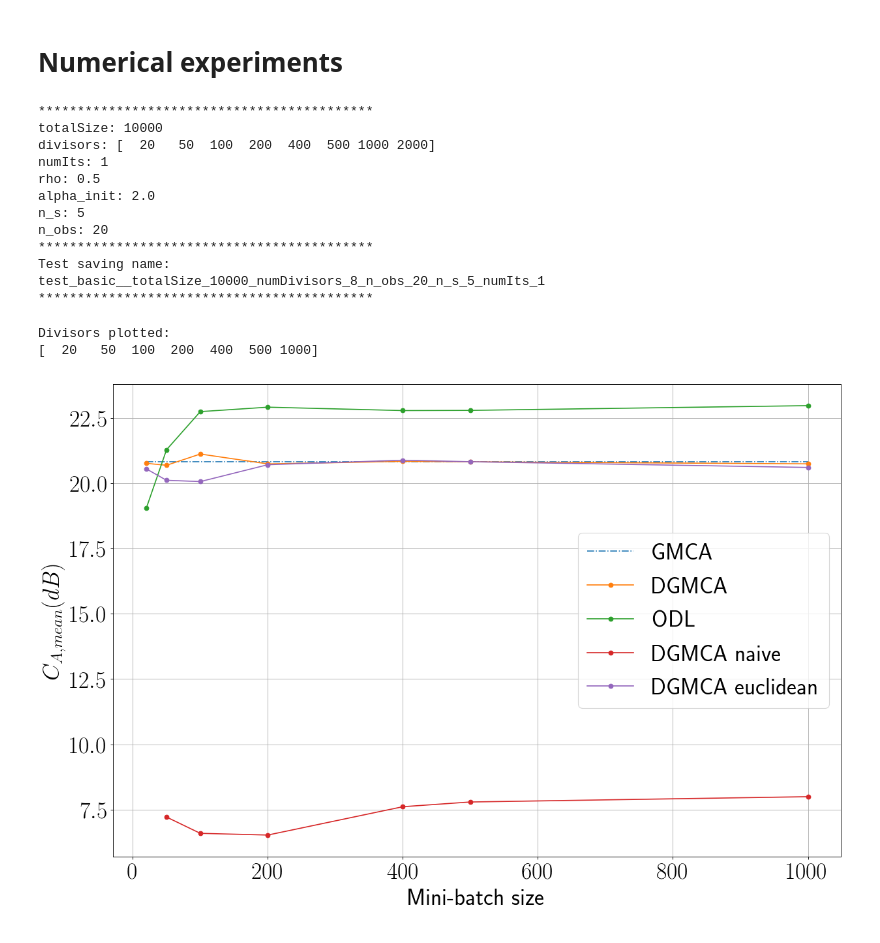
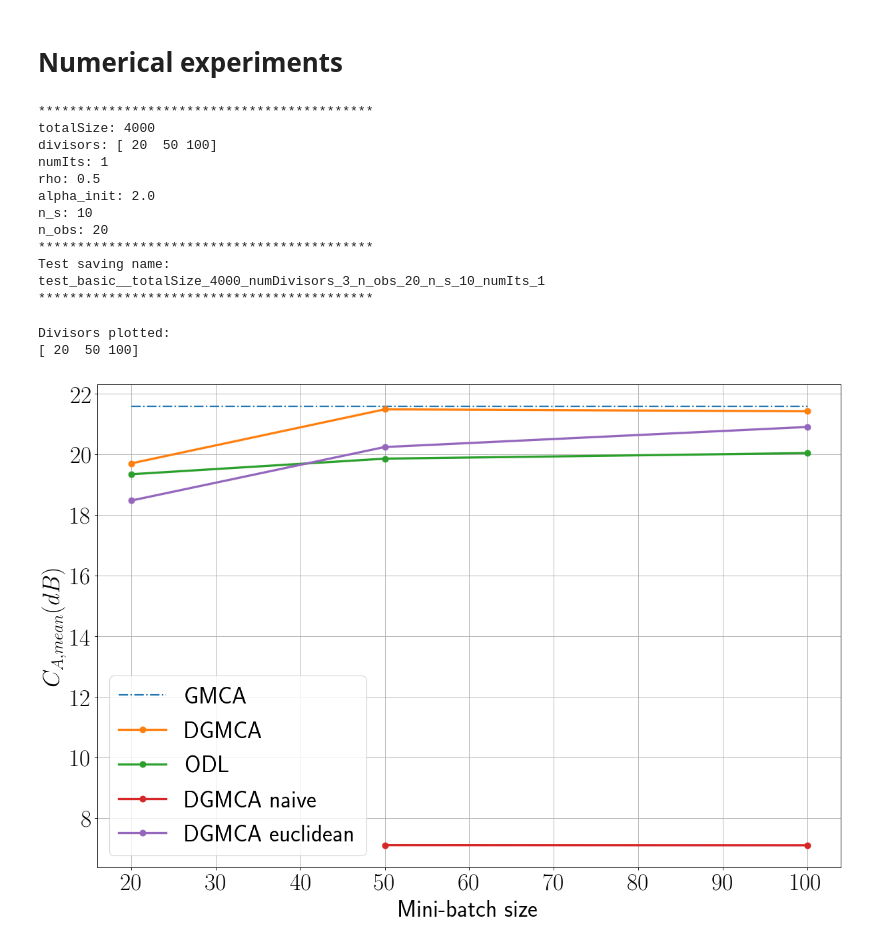
Before and after one commit to tobias-liaudat/DGMCA, a Jupyter notebook: notebooks/paper_fig2.ipynb, the cells around one changed output. Cells and saved outputs as stored; diff of their text form; code cells hidden in the pictures.

```diff
--- a/notebooks/paper_fig2.ipynb
+++ b/notebooks/paper_fig2.ipynb
@@ -22,7 +22,7 @@ import time
 data_path = 'data/'
 plots_path = 'plots/'
 
-totalSize = 10000 #10000 # Number of samples for each observation/source
+totalSize = 4000 #10000 # Number of samples for each observation/source
 
 # For the batch sizes: Use all the divisors of totalSize bigger than minSizeBlock
 # Or you can define the list manually by changing the array: divisors
@@ -34,11 +34,11 @@ divisors = divisors[divisors>=minSizeBlock]
 # Define your own list of batch sizes
 #divisors = np.array([  20])
 #divisors = np.array([  50, 100, 200,  500, 1000])
-divisors = np.array([  20, 50, 100, 200,  400,   500,   1000,  2000])
+divisors = np.array([  20, 50, 100])#, 200,  400,   500,   1000,  2000])
 #divisors = np.array([  100,   125,   200,   250,   400,   500,   625,  1000,  1250, 2000, 2500])
 
 
-n_s = 5 # Number of sources
+n_s = 10 # Number of sources
 n_obs = 20 # Number of observations
 rho = 0.5 # Generalized Gaussian generation parameter
 alpha_init = 2. # Alpha parameter for the thresholding strategy
@@ -78,16 +78,16 @@ print(title_str)
 print('*******************************************')
 # %% [output]
 *******************************************
-totalSize: 10000
-divisors: [  20   50  100  200  400  500 1000 2000]
+totalSize: 4000
+divisors: [ 20  50 100]
 numIts: 1
 rho: 0.5
 alpha_init: 2.0
-n_s: 5
+n_s: 10
 n_obs: 20
 *******************************************
 Test saving name:
-test_basic__totalSize_10000_numDivisors_8_n_obs_20_n_s_5_numIts_1
+test_basic__totalSize_4000_numDivisors_3_n_obs_20_n_s_10_numIts_1
 *******************************************
 # %%
 def DGMCA_naive(X,n_s,sizeBlock,A0):
@@ -295,33 +295,35 @@ log_imp_CA_DGMCA_euclidean = -10*np.log10(imp_CA_DGMCA_euclidean)
 # %%
 # Use the mean or the median over the CA
 type_ca = 0# 0 = CA_mean // 1 = CA_median
 n_div = 7#len(divisors)
+lineW = 3
+markerS = 8
 
 print('Divisors plotted:')
 print(divisors[0:n_div])
 
 matplotlib.rcParams.update({'font.size': 32}) # 23
 fig=plt.figure(figsize=(18, 12), dpi= 80, facecolor='w', edgecolor='k')
 plt.rc('text', usetex=True)
 
-plt.plot(divisors[0:n_div], log_imp_CA_GMCA[type_ca]*np.ones(len(divisors[0:n_div])), '-.', label=r'GMCA')
-plt.plot(divisors[0:n_div], log_imp_CA_DGMCA[type_ca,0:n_div], '-o', label=r'DGMCA')
-plt.plot(divisors[0:n_div], log_imp_CA_ODL[type_ca,0:n_div], '-o', label=r'ODL')
-plt.plot(divisors[1:n_div], log_imp_CA_DGMCA_naive[type_ca,1:n_div], '-o', label=r'DGMCA naive')
-plt.plot(divisors[0:n_div], log_imp_CA_DGMCA_euclidean[type_ca,0:n_div], '-o', label=r'DGMCA euclidean')
+plt.plot(divisors[0:n_div], log_imp_CA_GMCA[type_ca]*np.ones(len(divisors[0:n_div])), '-.',linewidth=2,markersize=2,label=r'GMCA')
+plt.plot(divisors[0:n_div], log_imp_CA_DGMCA[type_ca,0:n_div], '-o',linewidth=lineW,markersize=markerS, label=r'DGMCA')
+plt.plot(divisors[0:n_div], log_imp_CA_ODL[type_ca,0:n_div], '-o',linewidth=lineW,markersize=markerS, label=r'ODL')
+plt.plot(divisors[1:n_div], log_imp_CA_DGMCA_naive[type_ca,1:n_div], '-o',linewidth=lineW,markersize=markerS, label=r'DGMCA naive')
+plt.plot(divisors[0:n_div], log_imp_CA_DGMCA_euclidean[type_ca,0:n_div], '-o',linewidth=lineW,markersize=markerS, label=r'DGMCA euclidean')
 
 plt.xlabel('Mini-batch size')
 if type_ca == 0:
     plt.ylabel(r'$C_{A,mean}(dB)$')
 elif type_ca == 1:
     plt.ylabel(r'$C_{A,med}(dB)$')
 plt.grid()
 plt.legend()
 plt.show()
 
 title_str_pdf = plots_path + title_str + ".pdf"
-fig.savefig(title_str_pdf, bbox_inches='tight')
+#fig.savefig(title_str_pdf, bbox_inches='tight')
 # %% [output]
 Divisors plotted:
-[  20   50  100  200  400  500 1000]
+[ 20  50 100]
-[figure, old version]
+[figure, new version]
```
Also changed, not shown: parts of 1 cell of this notebook, 1 other file.
